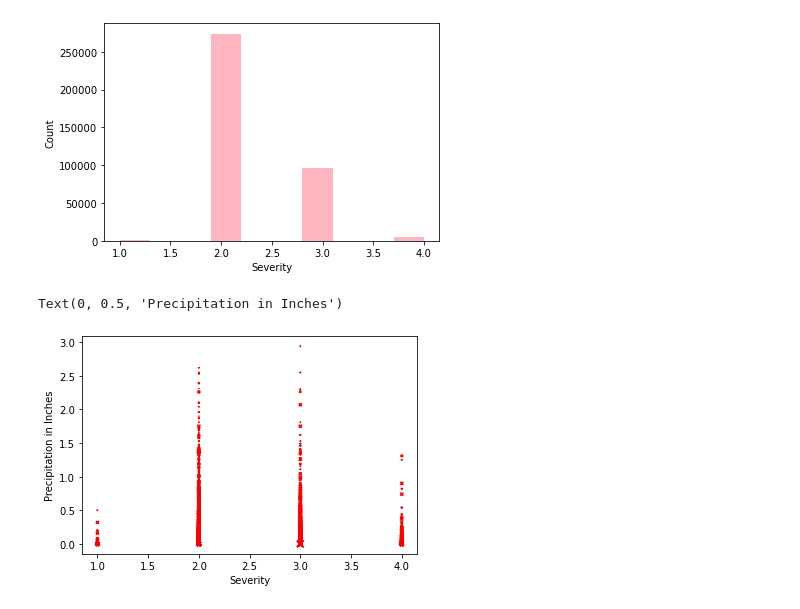
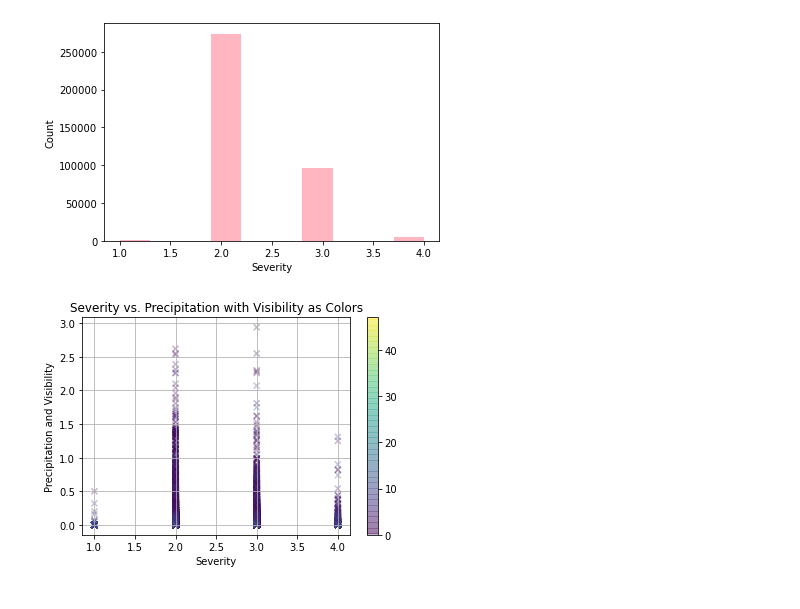
Before and after one commit to bjohnson90/data_science_group_project_1, a Jupyter notebook: Untitled.ipynb, the cells around one changed output. Cells and saved outputs as stored; diff of their text form; code cells hidden in the pictures.

```diff
--- a/Untitled.ipynb
+++ b/Untitled.ipynb
@@ -30,12 +30,21 @@ mpl.show
 <function matplotlib.pyplot.show(close=None, block=None)>
 [figure]
 # %%
-mpl.scatter(texas_df["Severity"], texas_df["Precipitation(in)"], texas_df["Visibility(mi)"], c="r", marker="x")
+
+mpl.scatter(texas_df["Severity"], texas_df["Precipitation(in)"], c=texas_df["Visibility(mi)"], marker="x", alpha=0.3)
+
 mpl.xlabel("Severity")
-mpl.ylabel("Precipitation in Inches")
+mpl.ylabel("Precipitation and Visibility")
+mpl.title("Severity vs. Precipitation with Visibility as Colors")
+
+clb = mpl.colorbar()
+
+clb.set_label = ("Visbility")
+mpl.grid()
+
+mpl.savefig("Severity_and_Dual_Weather_factors.png")
 # %% [output]
-Text(0, 0.5, 'Precipitation in Inches')
-[figure, old version]
+[figure, new version]
 # %%
 counts = [1079, 273773, 96624, 4969]
 labels = "Other", "Non-Incapacitating", "Incapacitating", "Fatal"
```
Also changed, not shown: parts of 2 cells of this notebook, 2 other files.
